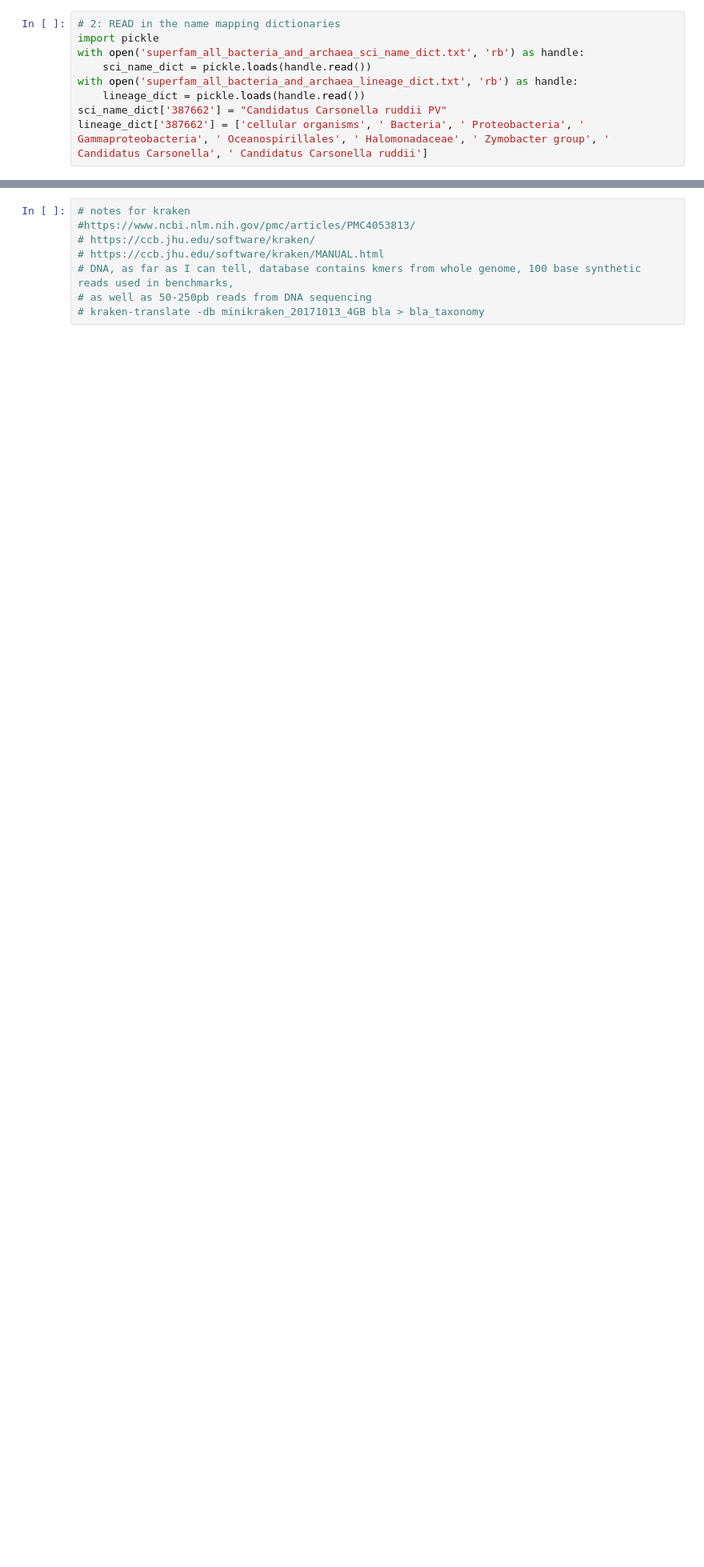
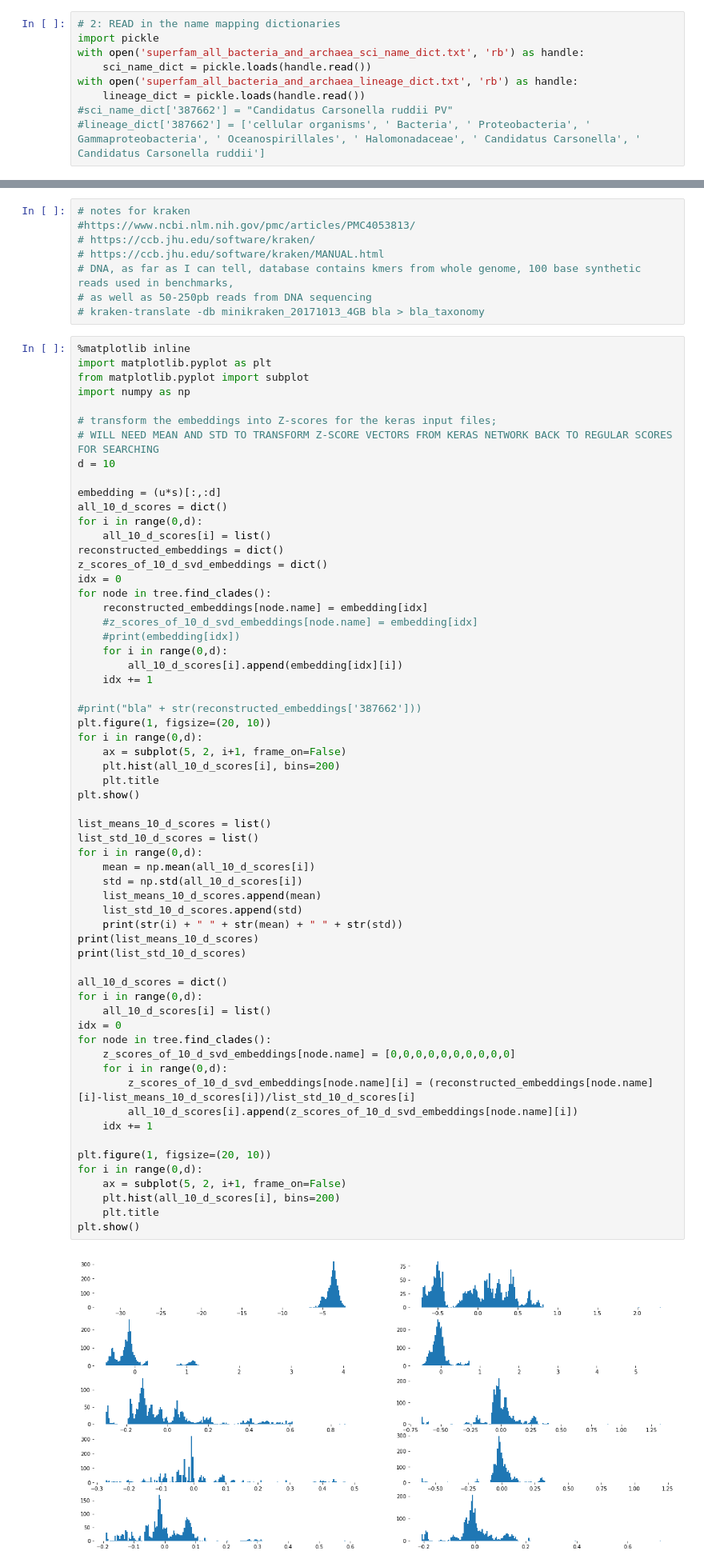
Before and after one commit to AntonVopilov/phylogeny_embeddings, a Jupyter notebook: EmbeddingsTestBed.ipynb, the cells around one changed output, grey strips where cells are left out. Shown at 80% size. Drawn from its saved outputs; the diff is of its cells as text; blank space fills up the shorter version.

```diff
--- a/EmbeddingsTestBed.ipynb
+++ b/EmbeddingsTestBed.ipynb
@@ -80,8 +105,8 @@ with open('superfam_all_bacteria_and_archaea_sci_name_dict.txt', 'rb') as handle
     sci_name_dict = pickle.loads(handle.read())
 with open('superfam_all_bacteria_and_archaea_lineage_dict.txt', 'rb') as handle:
     lineage_dict = pickle.loads(handle.read())
-sci_name_dict['387662'] = "Candidatus Carsonella ruddii PV"
-lineage_dict['387662'] = ['cellular organisms', ' Bacteria', ' Proteobacteria', ' Gammaproteobacteria', ' Oceanospirillales', ' Halomonadaceae', ' Zymobacter group', ' Candidatus Carsonella', ' Candidatus Carsonella ruddii']
+#sci_name_dict['387662'] = "Candidatus Carsonella ruddii PV"
+#lineage_dict['387662'] = ['cellular organisms', ' Bacteria', ' Proteobacteria', ' Gammaproteobacteria', ' Oceanospirillales', ' Halomonadaceae', ' Candidatus Carsonella', ' Candidatus Carsonella ruddii']
 # %%
 with open('superfam_all_bacteria_and_archaea_parent_tax_id_dict.txt', 'rb') as handle:
     parent_taxid_dict = pickle.loads(handle.read())
@@ -847,3 +911,66 @@ print(len(all_tree_pairwise_links_dict.keys()))
 # DNA, as far as I can tell, database contains kmers from whole genome, 100 base synthetic reads used in benchmarks,
 # as well as 50-250pb reads from DNA sequencing
 # kraken-translate -db minikraken_20171013_4GB bla > bla_taxonomy
+# %%
+%matplotlib inline
+import matplotlib.pyplot as plt
+from matplotlib.pyplot import subplot
+import numpy as np
+
+# transform the embeddings into Z-scores for the keras input files;
+# WILL NEED MEAN AND STD TO TRANSFORM Z-SCORE VECTORS FROM KERAS NETWORK BACK TO REGULAR SCORES FOR SEARCHING
+d = 10
+
+embedding = (u*s)[:,:d]
+all_10_d_scores = dict()
+for i in range(0,d):
+    all_10_d_scores[i] = list()
+reconstructed_embeddings = dict()
+z_scores_of_10_d_svd_embeddings = dict()
+idx = 0
+for node in tree.find_clades():
+    reconstructed_embeddings[node.name] = embedding[idx]
+    #z_scores_of_10_d_svd_embeddings[node.name] = embedding[idx]
+    #print(embedding[idx])
+    for i in range(0,d):
+        all_10_d_scores[i].append(embedding[idx][i])
+    idx += 1
+
+#print("bla" + str(reconstructed_embeddings['387662']))
+plt.figure(1, figsize=(20, 10))
+for i in range(0,d):
+    ax = subplot(5, 2, i+1, frame_on=False)
+    plt.hist(all_10_d_scores[i], bins=200)
+    plt.title
+plt.show()
+
+list_means_10_d_scores = list()
+list_std_10_d_scores = list()
+for i in range(0,d):
+    mean = np.mean(all_10_d_scores[i])
+    std = np.std(all_10_d_scores[i])
+    list_means_10_d_scores.append(mean)
+    list_std_10_d_scores.append(std)
+    print(str(i) + " " + str(mean) + " " + str(std))
+print(list_means_10_d_scores)
+print(list_std_10_d_scores)
+
+all_10_d_scores = dict()
+for i in range(0,d):
+    all_10_d_scores[i] = list()
+idx = 0
+for node in tree.find_clades():
+    z_scores_of_10_d_svd_embeddings[node.name] = [0,0,0,0,0,0,0,0,0,0]
+    for i in range(0,d):
+        z_scores_of_10_d_svd_embeddings[node.name][i] = (reconstructed_embeddings[node.name][i]-list_means_10_d_scores[i])/list_std_10_d_scores[i]
+        all_10_d_scores[i].append(z_scores_of_10_d_svd_embeddings[node.name][i])
+    idx += 1
+
+plt.figure(1, figsize=(20, 10))
+for i in range(0,d):
+    ax = subplot(5, 2, i+1, frame_on=False)
+    plt.hist(all_10_d_scores[i], bins=200)
+    plt.title
+plt.show()
+# %% [output]
+[figure, added]
```
Also changed, not shown: parts of 15 cells of this notebook.
